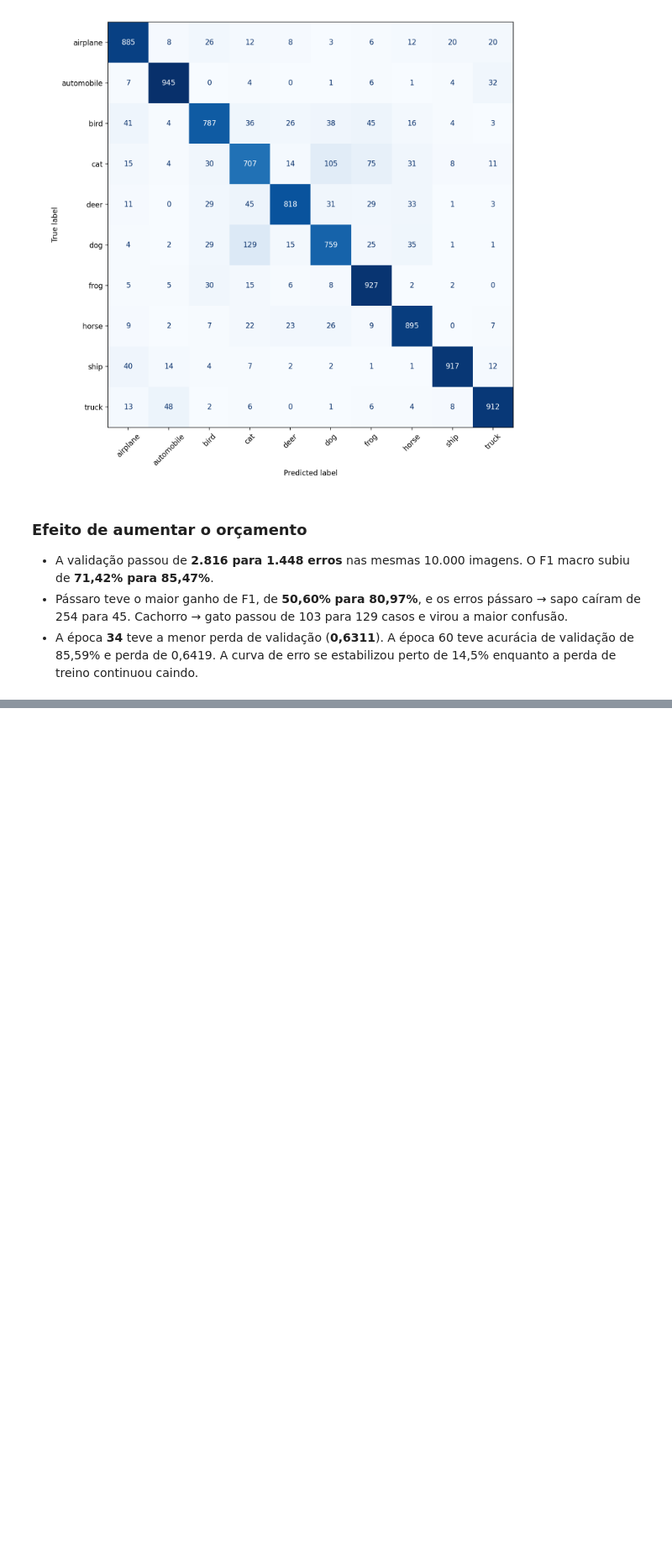
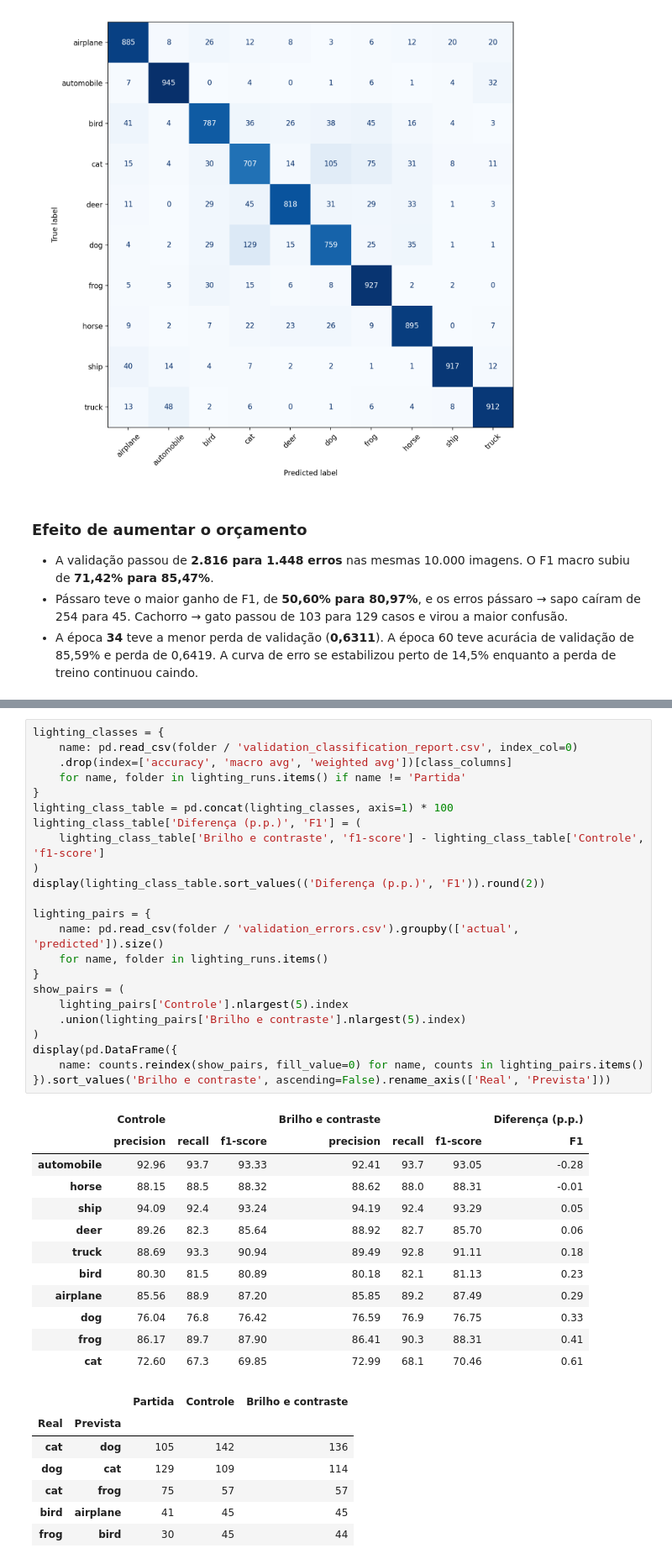
Before and after one commit to Mateusssssssssss/cifar10-keras-classification-images, a Jupyter notebook: notebooks/04_comparacao_cnns.ipynb, the cells around one changed output, grey strips where cells are left out. Shown at 84% size. Drawn from its saved outputs; the diff is of its cells as text; blank space fills up the shorter version.

```diff
--- a/notebooks/04_comparacao_cnns.ipynb
+++ b/notebooks/04_comparacao_cnns.ipynb
@@ -272,0 +331,43 @@ display(Image(filename=str(run60 / 'figures/confusion_matrix.png')))
+# %%
+lighting_classes = {
+    name: pd.read_csv(folder / 'validation_classification_report.csv', index_col=0)
+    .drop(index=['accuracy', 'macro avg', 'weighted avg'])[class_columns]
+    for name, folder in lighting_runs.items() if name != 'Partida'
+}
+lighting_class_table = pd.concat(lighting_classes, axis=1) * 100
+lighting_class_table['Diferença (p.p.)', 'F1'] = (
+    lighting_class_table['Brilho e contraste', 'f1-score'] - lighting_class_table['Controle', 'f1-score']
+)
+display(lighting_class_table.sort_values(('Diferença (p.p.)', 'F1')).round(2))
+
+lighting_pairs = {
+    name: pd.read_csv(folder / 'validation_errors.csv').groupby(['actual', 'predicted']).size()
+    for name, folder in lighting_runs.items()
+}
+show_pairs = (
+    lighting_pairs['Controle'].nlargest(5).index
+    .union(lighting_pairs['Brilho e contraste'].nlargest(5).index)
+)
+display(pd.DataFrame({
+    name: counts.reindex(show_pairs, fill_value=0) for name, counts in lighting_pairs.items()
+}).sort_values('Brilho e contraste', ascending=False).rename_axis(['Real', 'Prevista']))
+# %% [output]
+|  | Controle |  |  | Brilho e contraste |  |  | Diferença (p.p.) |
+|  | precision | recall | f1-score | precision | recall | f1-score | F1 |
+| automobile | 92.96 | 93.7 | 93.33 | 92.41 | 93.7 | 93.05 | -0.28 |
+| horse | 88.15 | 88.5 | 88.32 | 88.62 | 88.0 | 88.31 | -0.01 |
+| ship | 94.09 | 92.4 | 93.24 | 94.19 | 92.4 | 93.29 | 0.05 |
+| deer | 89.26 | 82.3 | 85.64 | 88.92 | 82.7 | 85.70 | 0.06 |
+| truck | 88.69 | 93.3 | 90.94 | 89.49 | 92.8 | 91.11 | 0.18 |
+| bird | 80.30 | 81.5 | 80.89 | 80.18 | 82.1 | 81.13 | 0.23 |
+| airplane | 85.56 | 88.9 | 87.20 | 85.85 | 89.2 | 87.49 | 0.29 |
+| dog | 76.04 | 76.8 | 76.42 | 76.59 | 76.9 | 76.75 | 0.33 |
+| frog | 86.17 | 89.7 | 87.90 | 86.41 | 90.3 | 88.31 | 0.41 |
+| cat | 72.60 | 67.3 | 69.85 | 72.99 | 68.1 | 70.46 | 0.61 |
+|  |  | Partida | Controle | Brilho e contraste |
+| Real | Prevista |  |  |  |
+| cat | dog | 105 | 142 | 136 |
+| dog | cat | 129 | 109 | 114 |
+| cat | frog | 75 | 57 | 57 |
+| bird | airplane | 41 | 45 | 45 |
+| frog | bird | 30 | 45 | 44 |
```
Also changed, not shown: parts of 9 cells of this notebook, 19 other files.
